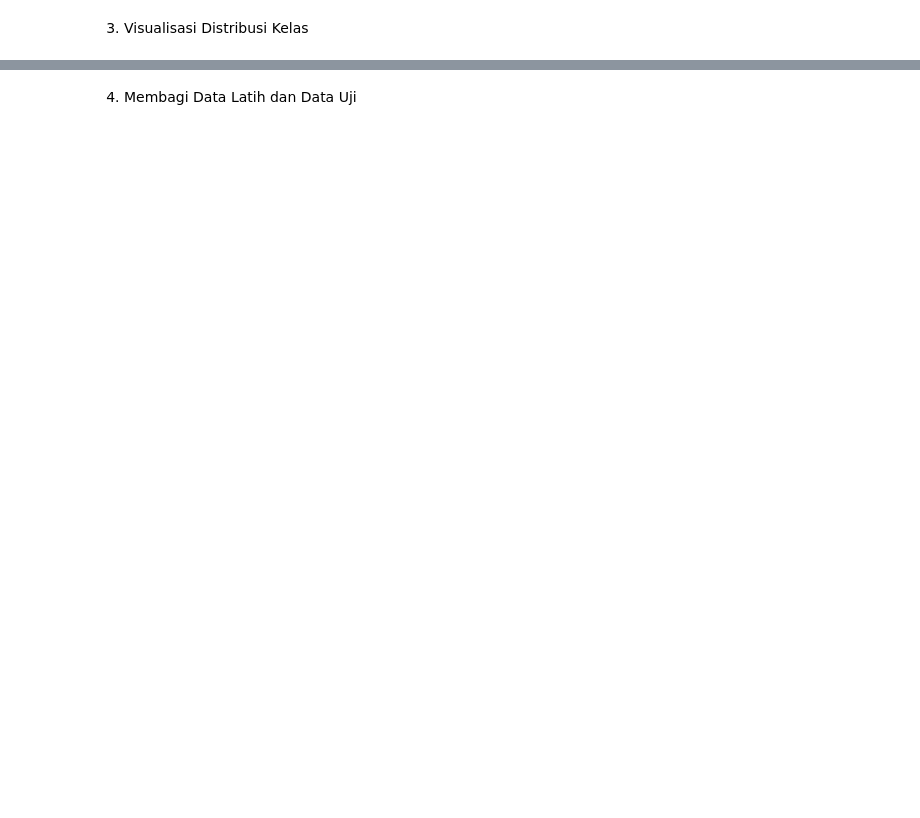
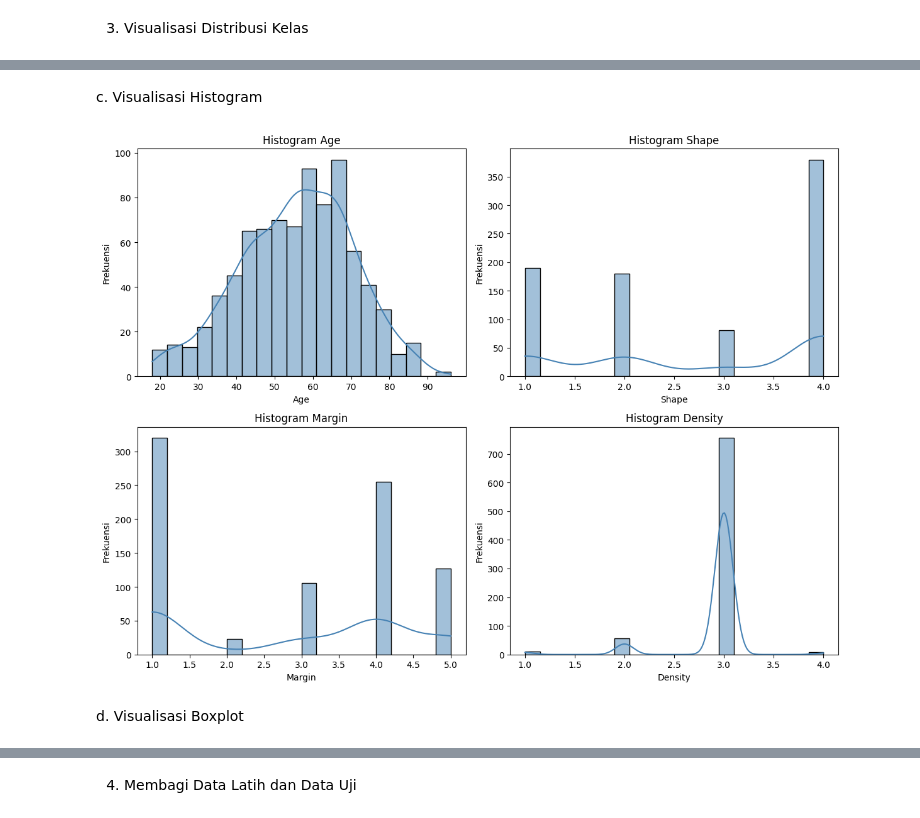
Before and after one commit to azkauliahrs/PSD-kelompok-B, a Jupyter notebook: Notebook/Project_PSD_kel_B.ipynb, the cells around one changed output, grey strips where cells are left out. Cells and saved outputs as stored; diff of their text form; code cells hidden in the pictures; blank space fills up the shorter version.

```diff
--- a/Notebook/Project_PSD_kel_B.ipynb
+++ b/Notebook/Project_PSD_kel_B.ipynb
@@ -95,0 +127,26 @@ plt.show()
+# %% [markdown]
+c. Visualisasi Histogram
+# %%
+fig, axes = plt.subplots(2, 2, figsize=(12, 9))
+
+for ax, kolom_x in zip(axes.flat, X.columns):
+
+    sns.histplot(
+        data=df,
+        x=kolom_x,
+        bins=20,
+        kde=True,
+        color="steelblue",
+        ax=ax
+    )
+
+    ax.set_title("Histogram " + kolom_x)
+    ax.set_xlabel(kolom_x)
+    ax.set_ylabel("Frekuensi")
+
+plt.tight_layout()
+plt.show()
+# %% [output]
+[figure, added]
+# %% [markdown]
+d. Visualisasi Boxplot
```
Also changed, not shown: parts of 30 cells of this notebook.
